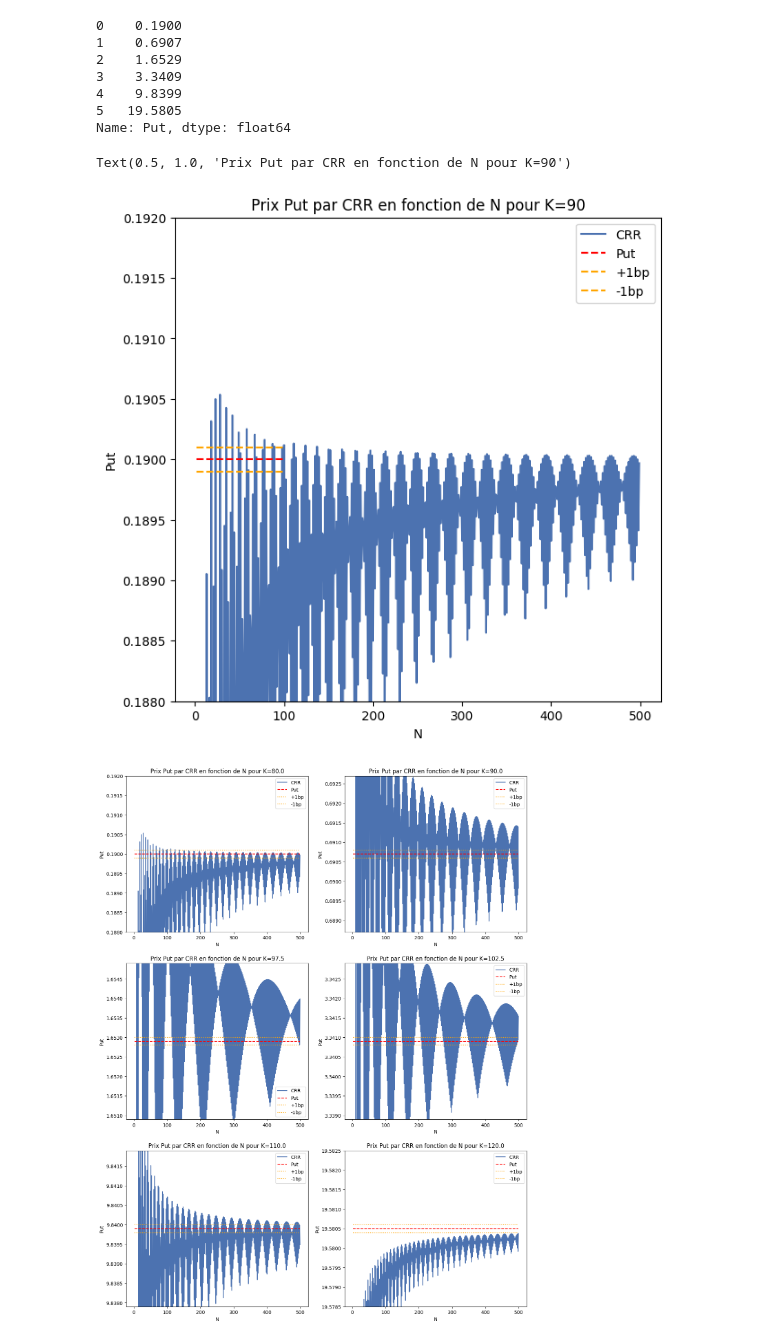
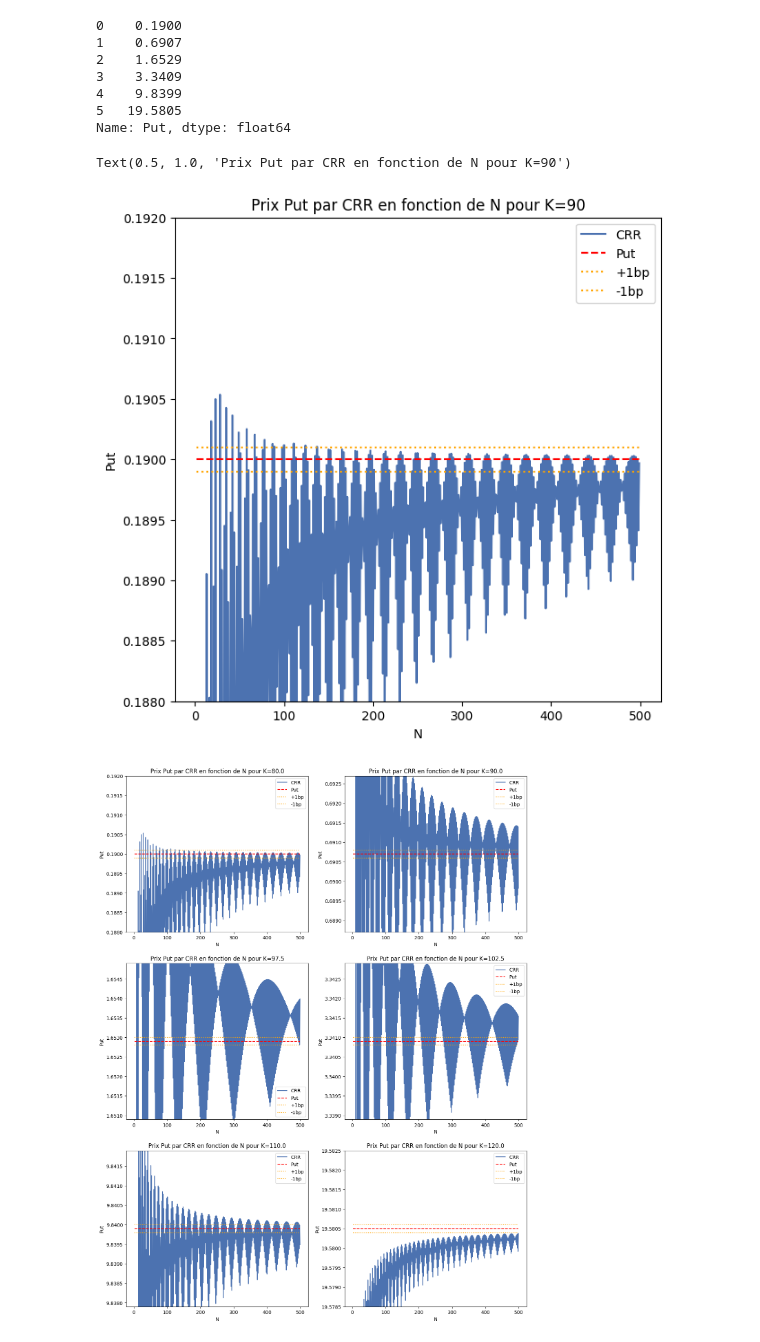
Before and after one commit to Thomas4390/produits_derives, a Jupyter notebook: tp1_11237578.ipynb, the cells around one changed output. Drawn from its saved outputs; the diff is of its cells as text; code cells hidden in the pictures.

```diff
--- a/tp1_11237578.ipynb
+++ b/tp1_11237578.ipynb
@@ -128,25 +128,25 @@ Name: Put, dtype: float64
 # %%
 # Change figure style for white background
 plt.style.use('seaborn-v0_8-deep')
 
 
 figsize = (7, 7)
 fig, axes = plt.subplots(1, 1, figsize=figsize)
 
 plt.plot(N_range, df_crr['Put_0'])
 bps = 0.0001
 # add horiziontal lines
-plt.hlines(info['Put'].iloc[0], 2, 100, linestyles='dashed', color='red')
-plt.hlines(info['Put'].iloc[0] + bps, 2, 100, linestyles='dashed', color='orange')
-plt.hlines(info['Put'].iloc[0] - bps, 2, 100, linestyles='dashed', color='orange')
+plt.hlines(info['Put'].iloc[0], N_range[0], N_range[-1], linestyles='dashed', color='red')
+plt.hlines(info['Put'].iloc[0] + bps, N_range[0], N_range[-1], linestyles='dotted', color='orange')
+plt.hlines(info['Put'].iloc[0] - bps, N_range[0], N_range[-1], linestyles='dotted', color='orange')
 plt.ylim(info['Put'].iloc[0] - bps*20, info['Put'].iloc[0] + bps*20)
 plt.legend(["CRR", "Put", "+1bp", "-1bp"])
 plt.xlabel("N")
 plt.ylabel("Put")
 plt.title("Prix Put par CRR en fonction de N pour K=90")
 # %% [output]
 Text(0.5, 1.0, 'Prix Put par CRR en fonction de N pour K=90')
-[figure, old version]
+[figure, new version]
 # %%
 # Do the same for all strikes
 figsize = (15, 20)
```
